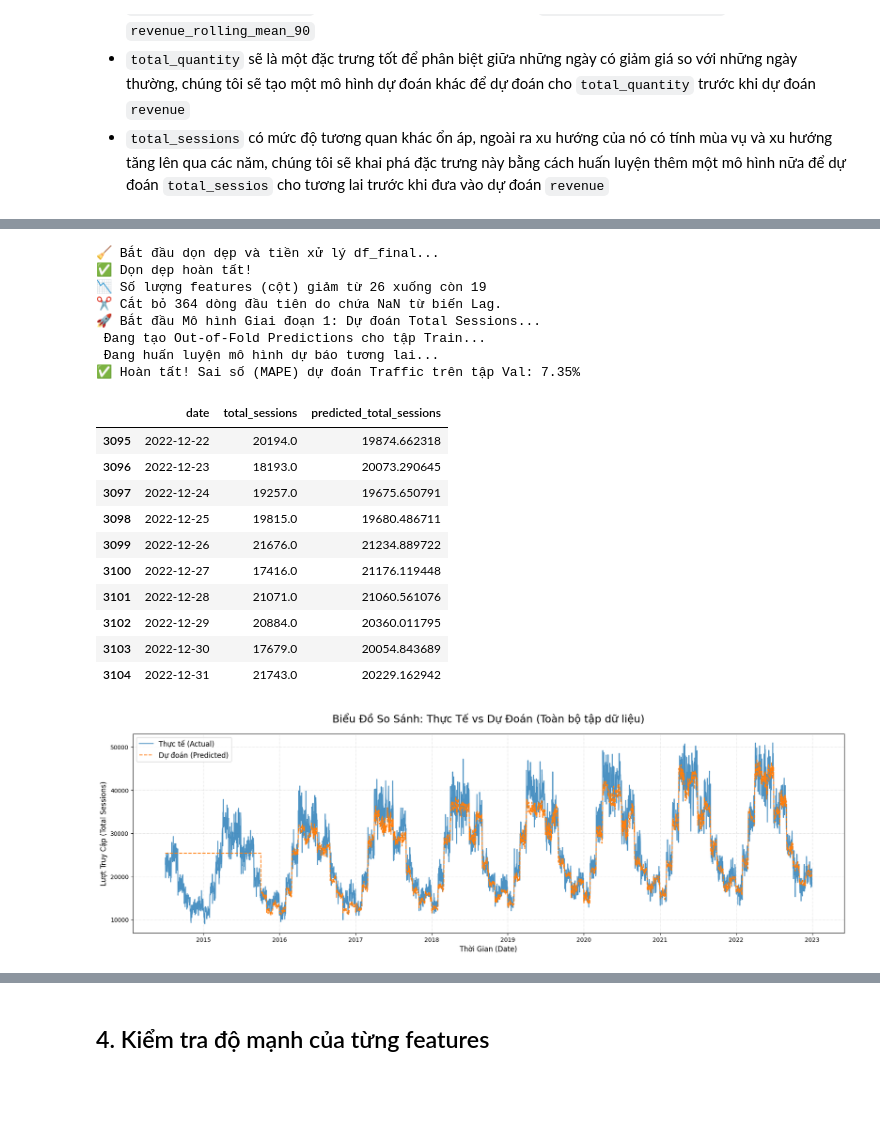
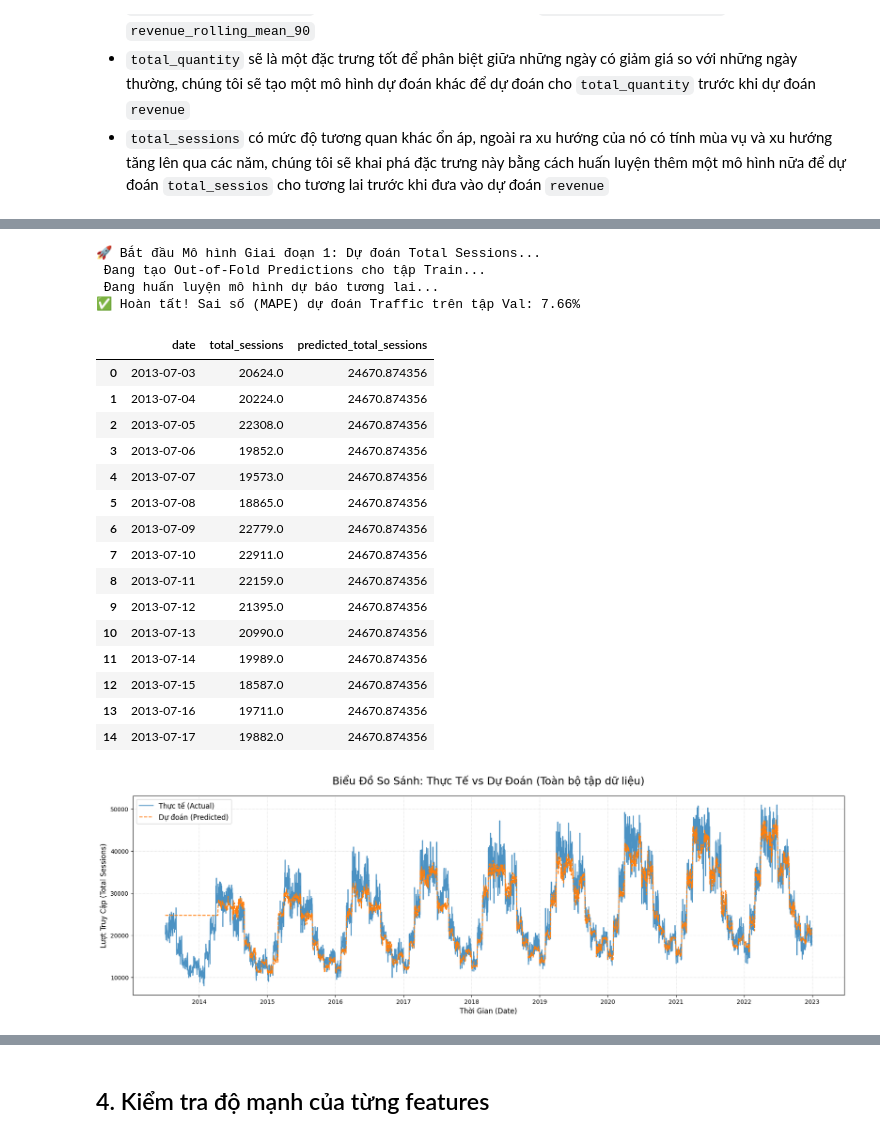
Before and after one commit to anhthu0910/vimchanhxa-datathon, a Jupyter notebook: notebooks/05_FEATURES_ENGINEER_.ipynb, the cells around one changed output, grey strips where cells are left out. Drawn from its saved outputs; the diff is of its cells as text; code cells hidden in the pictures; blank space fills up the shorter version.

Commit message:
finish feature engineering

```diff
--- a/notebooks/05_FEATURES_ENGINEER_.ipynb
+++ b/notebooks/05_FEATURES_ENGINEER_.ipynb
@@ -268,0 +216,13 @@ def preprocess_df_final(df):
+# %%
+# Tách bảng total_sessions để huấn luyện mô hình dự đoán traffic
+df_sessions = df_final[['date', 'total_sessions', 'seasonal_index', 'day_of_week_index', 'intra_month_index']].copy()
+
+df_sessions['total_sessions_lag_28'] = df_sessions['total_sessions'].shift(28)
+df_sessions['total_sessions_lag_364'] = df_sessions['total_sessions'].shift(364)
+df_sessions['total_sessions_rolling_364'] = df_sessions['total_sessions'].shift(1).rolling(364).mean()
+df_sessions['total_sessions_rolling_28'] = df_sessions['total_sessions'].shift(1).rolling(28).mean()
+df_sessions['sessions_ratio'] = df_sessions['total_sessions_rolling_28'] / (df_sessions['total_sessions_rolling_364'] + 1e-5)  # Thêm epsilon để tránh chia cho 0
+
+df_sessions.dropna(inplace=True)  # Loại bỏ các hàng có giá trị NaN do việc tạo đặc trưng trễ và rolling
+
+df_sessions.head()
@@ -273,26 +307,12 @@ import lightgbm as lgb
 from sklearn.model_selection import TimeSeriesSplit
 from sklearn.metrics import mean_absolute_percentage_error
 
-def predict_total_sessions(df, train_end='2021-12-31', val_start='2022-01-01', val_end='2022-12-31'):
+def predict_total_sessions(df, train_end='2021-12-31', val_start='2022-01-01', val_end='2022-12-31', n_splits=10):
     print("🚀 Bắt đầu Mô hình Giai đoạn 1: Dự đoán Total Sessions...")
     df = df.copy()
 
-    # 1. Feature Engineering (Chỉ dành riêng cho total_sessions)
-    # Tạo các biến trễ (lag) của chính total_sessions để làm quán tính
-    df['total_sessions_lag_28'] = df['total_sessions'].shift(28)
-    df['total_sessions_lag_364'] = df['total_sessions'].shift(364)
-    df['total_sessions_rolling_364'] = df['total_sessions'].shift(1).rolling(364).mean()
-    df['total_sessions_rolling_28'] = df['total_sessions'].shift(1).rolling(28).mean()
-    df['raito'] = df['total_sessions_rolling_28'] / (df['total_sessions_rolling_364'] + 1e-5)  # Thêm epsilon để tránh chia cho 0
-
-    # Bỏ các dòng NaN do shift tạo ra
-    df = df.dropna(subset=['total_sessions_lag_28', 'total_sessions_lag_364', 'total_sessions_rolling_28', 'total_sessions_rolling_364', 'raito']).reset_index(drop=True)
-
     # Chọn features: KHÔNG dùng bất kỳ biến nào rò rỉ từ doanh thu/đơn hàng
-    traffic_features = [
-        'seasonal_index', 'day_of_week_index', 'intra_month_index',
-        'total_sessions_lag_28', 'total_sessions_lag_364', 'total_sessions_rolling_28', 'total_sessions_rolling_364', 'raito'
-    ]
+    traffic_features = [col for col in df.columns if col not in ['date', 'total_sessions']]
     target = 'total_sessions'
 
     # 2. Chia tập Train và Validation
@@ -306,7 +326,7 @@ def predict_total_sessions(df, train_end='2021-12-31', val_start='2022-01-01', v
     # Nếu lấy model train xong đi dự đoán lại X_train thì điểm sẽ quá hoàn hảo (Leakage)
     # Ta dùng TimeSeriesSplit để dự đoán cuốn chiếu
     print(" Đang tạo Out-of-Fold Predictions cho tập Train...")
-    tscv = TimeSeriesSplit(n_splits=5)
+    tscv = TimeSeriesSplit(n_splits=n_splits)
     train['predicted_total_sessions'] = np.nan
 
     # Dùng model mặc định cho nhanh
@@ -338,33 +358,31 @@ def predict_total_sessions(df, train_end='2021-12-31', val_start='2022-01-01', v
 
     return df_result, final_model
 
-# Cách sử dụng:
-# Giả sử bạn đang có tập df_final (đã làm sạch các cột cogs, unique_customers...)
-df_cleaned = preprocess_df_final(df_final)
-df_with_predicted_traffic, traffic_model = predict_total_sessions(df_cleaned)
+sessions_val, sessions_model = predict_total_sessions(df_sessions, n_splits=10)
 
 # Xem thử kết quả
-df_with_predicted_traffic[['date', 'total_sessions', 'predicted_total_sessions']].tail(10)
+sessions_val[['date', 'total_sessions', 'predicted_total_sessions']].head(15)
 # %% [output]
-🧹 Bắt đầu dọn dẹp và tiền xử lý df_final...
-✅ Dọn dẹp hoàn tất!
-📉 Số lượng features (cột) giảm từ 26 xuống còn 19
-✂️ Cắt bỏ 364 dòng đầu tiên do chứa NaN từ biến Lag.
 🚀 Bắt đầu Mô hình Giai đoạn 1: Dự đoán Total Sessions...
  Đang tạo Out-of-Fold Predictions cho tập Train...
  Đang huấn luyện mô hình dự báo tương lai...
-✅ Hoàn tất! Sai số (MAPE) dự đoán Traffic trên tập Val: 7.35%
+✅ Hoàn tất! Sai số (MAPE) dự đoán Traffic trên tập Val: 7.66%
 |  | date | total_sessions | predicted_total_sessions |
-| 3095 | 2022-12-22 | 20194.0 | 19874.662318 |
-| 3096 | 2022-12-23 | 18193.0 | 20073.290645 |
-| 3097 | 2022-12-24 | 19257.0 | 19675.650791 |
-| 3098 | 2022-12-25 | 19815.0 | 19680.486711 |
-| 3099 | 2022-12-26 | 21676.0 | 21234.889722 |
-| 3100 | 2022-12-27 | 17416.0 | 21176.119448 |
-| 3101 | 2022-12-28 | 21071.0 | 21060.561076 |
-| 3102 | 2022-12-29 | 20884.0 | 20360.011795 |
-| 3103 | 2022-12-30 | 17679.0 | 20054.843689 |
-| 3104 | 2022-12-31 | 21743.0 | 20229.162942 |
+| 0 | 2013-07-03 | 20624.0 | 24670.874356 |
+| 1 | 2013-07-04 | 20224.0 | 24670.874356 |
+| 2 | 2013-07-05 | 22308.0 | 24670.874356 |
+| 3 | 2013-07-06 | 19852.0 | 24670.874356 |
+| 4 | 2013-07-07 | 19573.0 | 24670.874356 |
+| 5 | 2013-07-08 | 18865.0 | 24670.874356 |
+| 6 | 2013-07-09 | 22779.0 | 24670.874356 |
+| 7 | 2013-07-10 | 22911.0 | 24670.874356 |
+| 8 | 2013-07-11 | 22159.0 | 24670.874356 |
+| 9 | 2013-07-12 | 21395.0 | 24670.874356 |
+| 10 | 2013-07-13 | 20990.0 | 24670.874356 |
+| 11 | 2013-07-14 | 19989.0 | 24670.874356 |
+| 12 | 2013-07-15 | 18587.0 | 24670.874356 |
+| 13 | 2013-07-16 | 19711.0 | 24670.874356 |
+| 14 | 2013-07-17 | 19882.0 | 24670.874356 |
 # %%
 import matplotlib.pyplot as plt
 import seaborn as sns
@@ -403,32 +421,32 @@ def plot_actual_vs_predicted(df, date_col='date', actual_col='total_sessions', p
         alpha=0.8
     )
 
     # Vẽ đường Dự đoán (Predicted)
     sns.lineplot(
         x=df_plot[date_col],
         y=df_plot[pred_col],
         label='Dự đoán (Predicted)',
         color='#ff7f0e', # Màu cam
         linewidth=1.5,
         linestyle='--'   # Nét đứt để dễ phân biệt
     )
 
     # Định dạng lại biểu đồ cho đẹp
     plt.title(f'Biểu Đồ So Sánh: Thực Tế vs Dự Đoán {title_suffix}', fontsize=18, pad=20)
     plt.xlabel('Thời Gian (Date)', fontsize=12)
     plt.ylabel('Lượt Truy Cập (Total Sessions)', fontsize=12)
 
     # Thêm lưới (Grid) để dễ gióng số
     plt.grid(True, linestyle=':', alpha=0.6)
 
     # Làm nổi bật phần chú thích (Legend)
     plt.legend(fontsize=12, loc='upper left')
 
     # Tối ưu khoảng trống
     plt.tight_layout()
     plt.show()
 
 
-plot_actual_vs_predicted(df_with_predicted_traffic, actual_col='total_sessions', pred_col='predicted_total_sessions', zoom_val_only=False)
+plot_actual_vs_predicted(sessions_val, actual_col='total_sessions', pred_col='predicted_total_sessions', zoom_val_only=False)
 # %% [output]
-[figure, old version]
+[figure, new version]
```
Also changed, not shown: parts of 16 cells of this notebook.
